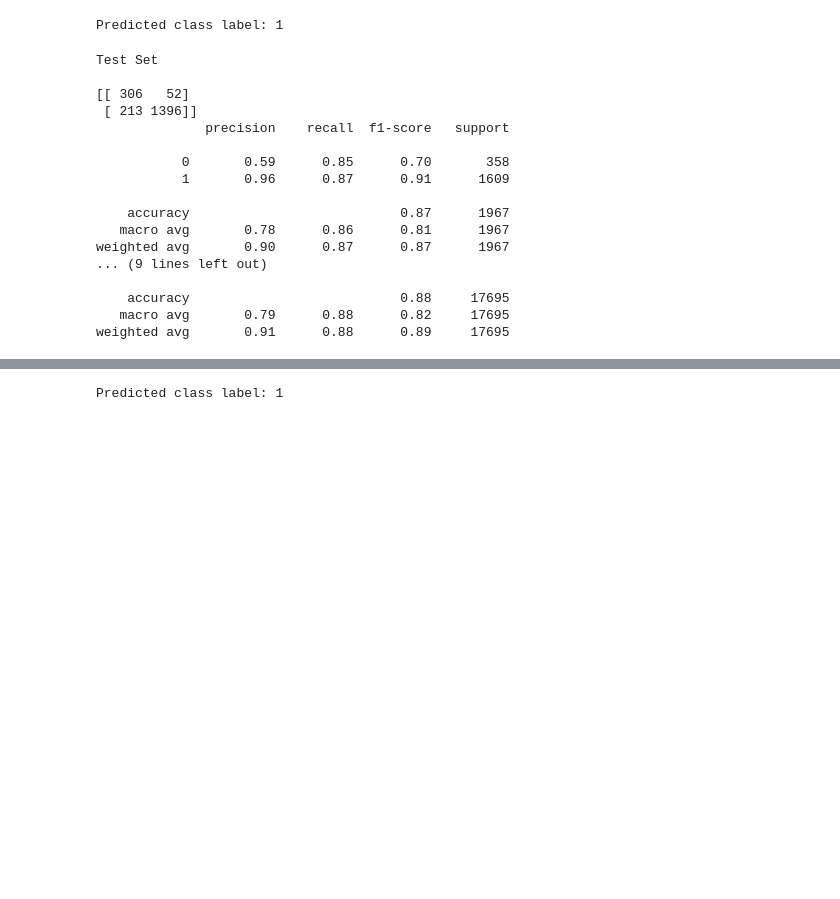
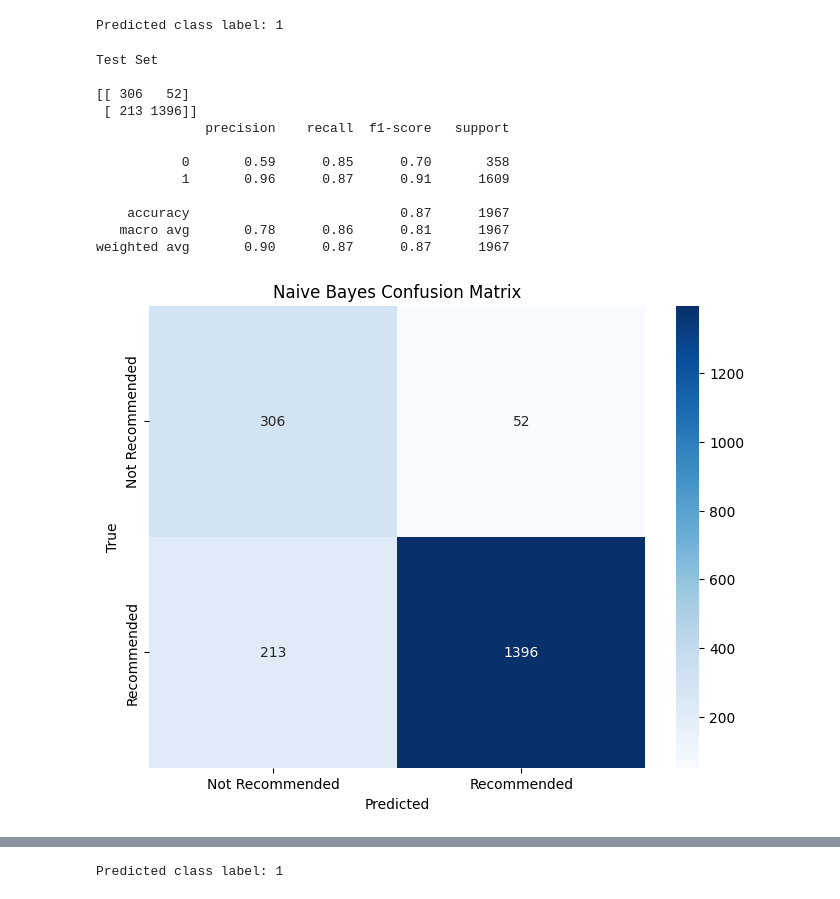
Before and after one commit to fahad-roshan/DS_FINAL_PROJECT, a Jupyter notebook: final_project.ipynb, the cells around one changed output, grey strips where cells are left out. Saved outputs shown, nothing was run; the diff lists cells and outputs as text; code cells hidden in the pictures; blank space fills up the shorter version.

```diff
--- a/final_project.ipynb
+++ b/final_project.ipynb
@@ -218,3 +230,27 @@ X_train_count_df
 | 17693 | 0 | 0 | 0 | 0 | 0 | 0 | 0 | 0 | 0 | 0 | ... |
 | 17694 | 0 | 0 | 0 | 0 | 0 | 0 | 0 | 1 | 0 | 0 | ... |
 17695 rows × 4749 columns
+# %%
+import matplotlib.pyplot as plt
+import seaborn as sns
+from sklearn.metrics import confusion_matrix
+
+def plot_confusion_matrix(y_true, y_pred,name, class_names=None):
+    """
+    Plots the confusion matrix.
+
+    :param y_true: True labels
+    :param y_pred: Predicted labels
+    :param class_names: List of class names for x and y axis labels
+    """
+    # Compute the confusion matrix
+    cm = confusion_matrix(y_true, y_pred)
+
+    # Plot the confusion matrix
+    plt.figure(figsize=(8, 6))
+    sns.heatmap(cm, annot=True, fmt='d', cmap='Blues',
+                xticklabels=class_names, yticklabels=class_names)
+    plt.xlabel('Predicted')
+    plt.ylabel('True')
+    plt.title(f'{name} Confusion Matrix')
+    plt.show()
@@ -238,6 +318,8 @@ MultinomialNB(alpha=2.1, fit_prior=False, force_alpha=True)
 import pandas as pd
 from sklearn.feature_extraction.text import CountVectorizer
 from sklearn.naive_bayes import MultinomialNB
+
+nb.fit(X_train_count, y_train)
 
 # Sample tweet
 tweet = ["Absolutely wonderful - silky and sexy and comfortable"]
@@ -255,44 +337,38 @@ Predicted class label: 1
 # %%
 # Import necessary metrics from scikit-learn
 from sklearn.metrics import confusion_matrix, classification_report, f1_score, recall_score
 
 # Predict the target labels for the test set
 y_pred = nb.predict(X_test_count)
 
 # Predict the target labels for the training set
 y_pred_train = nb.predict(X_train_count)
 
+
 # Evaluate the model on the test set
 print("Test Set\n")
 # Print the confusion matrix for the test set
 print(confusion_matrix(y_test, y_pred))
 # Print the classification report for the test set
 print(classification_report(y_test, y_pred))
 
-# Evaluate the model on the training set
-print("Train Set\n")
-# Print the confusion matrix for the training set
-print(confusion_matrix(y_train, y_pred_train))
-# Print the classification report for the training set
-print(classification_report(y_train, y_pred_train))
+class_names = ['Not Recommended', 'Recommended']
+
+plot_confusion_matrix(y_test, y_pred,'Naive Bayes',class_names)
 # %% [output]
 Test Set
 
 [[ 306   52]
  [ 213 1396]]
               precision    recall  f1-score   support
 
            0       0.59      0.85      0.70       358
            1       0.96      0.87      0.91      1609
 
     accuracy                           0.87      1967
    macro avg       0.78      0.86      0.81      1967
 weighted avg       0.90      0.87      0.87      1967
-... (9 lines left out)
-
-    accuracy                           0.88     17695
-   macro avg       0.79      0.88      0.82     17695
-weighted avg       0.91      0.88      0.89     17695
+[figure, added]
 # %%
 # Import the LinearSVC class from scikit-learn
 from sklearn.svm import LinearSVC
```
Also changed, not shown: parts of 16 cells of this notebook.
